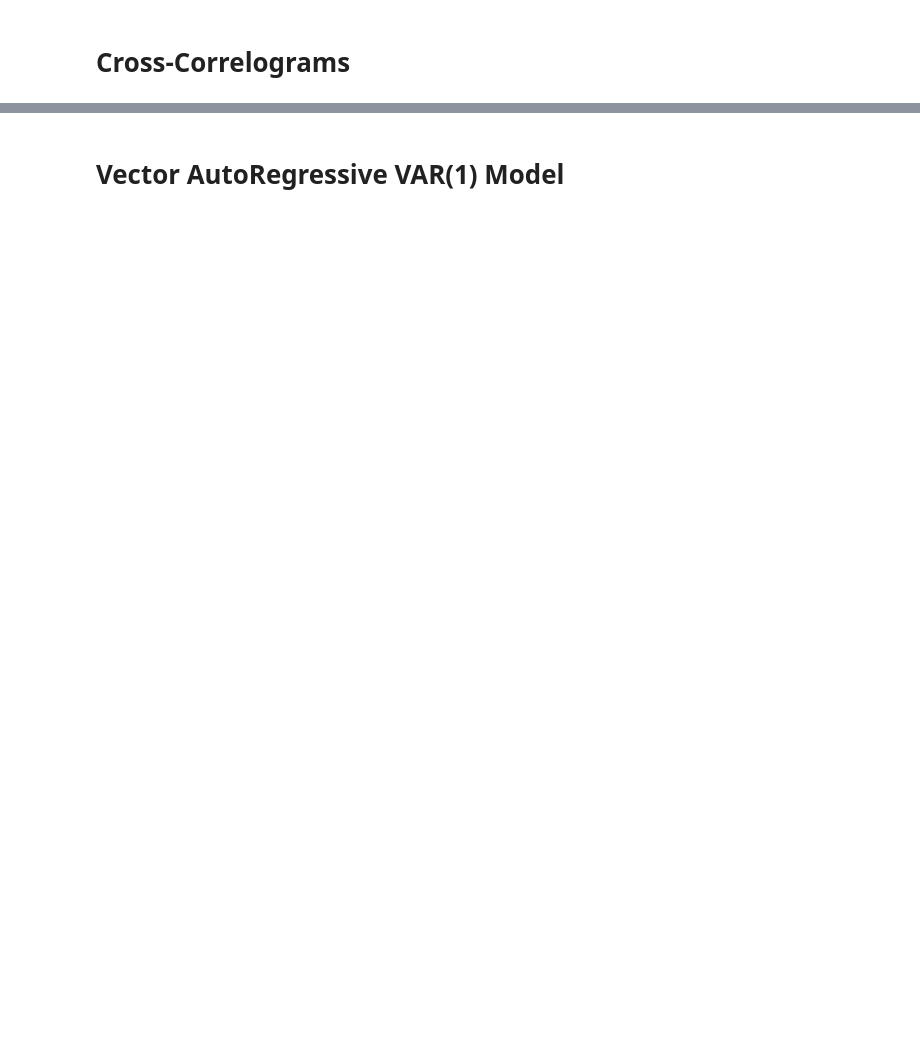
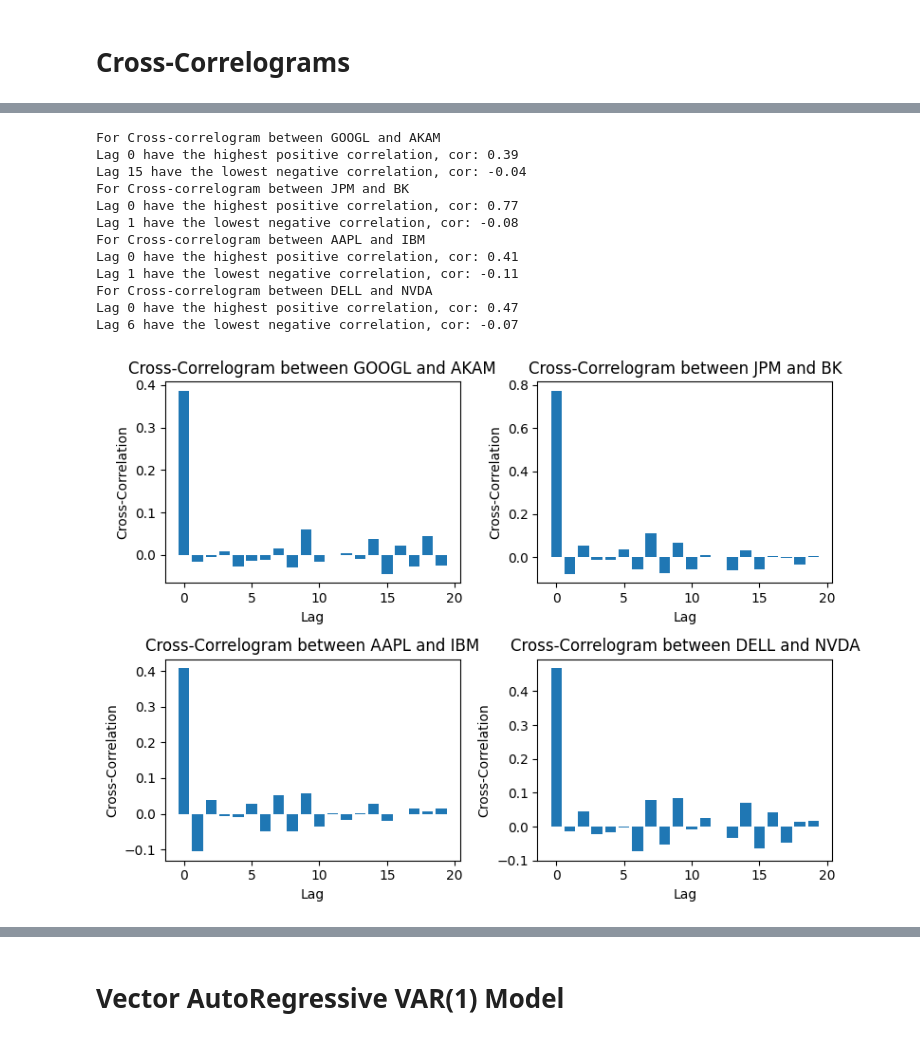
Before and after one commit to williankal/quant_fin, a Jupyter notebook: project5/code.ipynb, the cells around one changed output, grey strips where cells are left out. Cells and saved outputs as stored; diff of their text form; code cells hidden in the pictures; blank space fills up the shorter version.

```diff
--- a/project5/code.ipynb
+++ b/project5/code.ipynb
@@ -79,0 +65,46 @@ cross_covariance_two_stocks(stocks_pairs[0])
+# %%
+from statsmodels.tsa.stattools import ccf
+
+def cross_correlogram_two_stocks(stocks,ax,nlags=20):
+    stock1,stock2 = stocks
+    cross_correlogram = ccf(daily_returns_stocks[stock1].dropna(),daily_returns_stocks[stock2].dropna(),adjusted=False,nlags=nlags)
+
+    # The cross-correlation function of x and y: the element at index k is the correlation between
+    # {x[k], x[k+1], …, x[n]} and {y[0], y[1], …, y[m-k]}, where n and m are the lengths of x and y, respectively.
+
+    max_cor = max(enumerate(cross_correlogram), key=lambda x: x[1])
+    min_cor = min(enumerate(cross_correlogram), key=lambda x: x[1])
+    print(f"For Cross-correlogram between {stock1} and {stock2}")
+    print(f"Lag {max_cor[0]} have the highest positive correlation, cor: {max_cor[1]:.2f}")
+    print(f"Lag {min_cor[0]} have the lowest negative correlation, cor: {min_cor[1]:.2f}")
+
+    ax.bar(range(len(cross_correlogram)),cross_correlogram)
+    ax.set_title(f'Cross-Correlogram between {stock1} and {stock2}')
+    ax.set_xlabel('Lag')
+    ax.set_ylabel('Cross-Correlation')
+
+
+fig, ((ax1, ax2), (ax3, ax4)) = plt.subplots(2, 2)
+fig.set_figheight(6)
+fig.set_figwidth(8)
+cross_correlogram_two_stocks(["GOOGL","AKAM"],ax1)
+cross_correlogram_two_stocks(["JPM","BK"],ax2)
+cross_correlogram_two_stocks(["AAPL","IBM"],ax3)
+cross_correlogram_two_stocks(["DELL","NVDA"],ax4)
+
+plt.tight_layout()
+plt.show()
+# %% [output]
+For Cross-correlogram between GOOGL and AKAM
+Lag 0 have the highest positive correlation, cor: 0.39
+Lag 15 have the lowest negative correlation, cor: -0.04
+For Cross-correlogram between JPM and BK
+Lag 0 have the highest positive correlation, cor: 0.77
+Lag 1 have the lowest negative correlation, cor: -0.08
+For Cross-correlogram between AAPL and IBM
+Lag 0 have the highest positive correlation, cor: 0.41
+Lag 1 have the lowest negative correlation, cor: -0.11
+For Cross-correlogram between DELL and NVDA
+Lag 0 have the highest positive correlation, cor: 0.47
+Lag 6 have the lowest negative correlation, cor: -0.07
+[figure, added]
```
Also changed, not shown: parts of 10 cells of this notebook.
